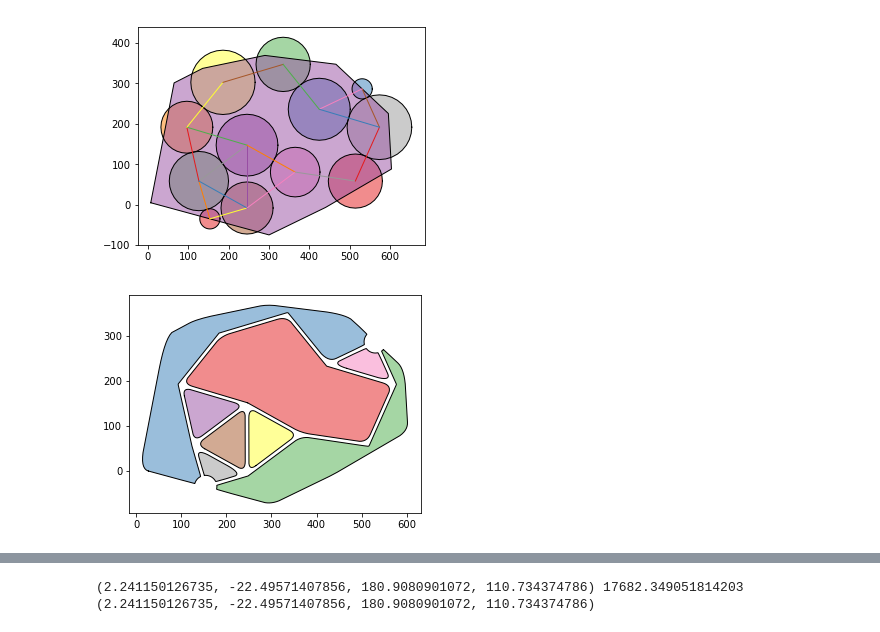
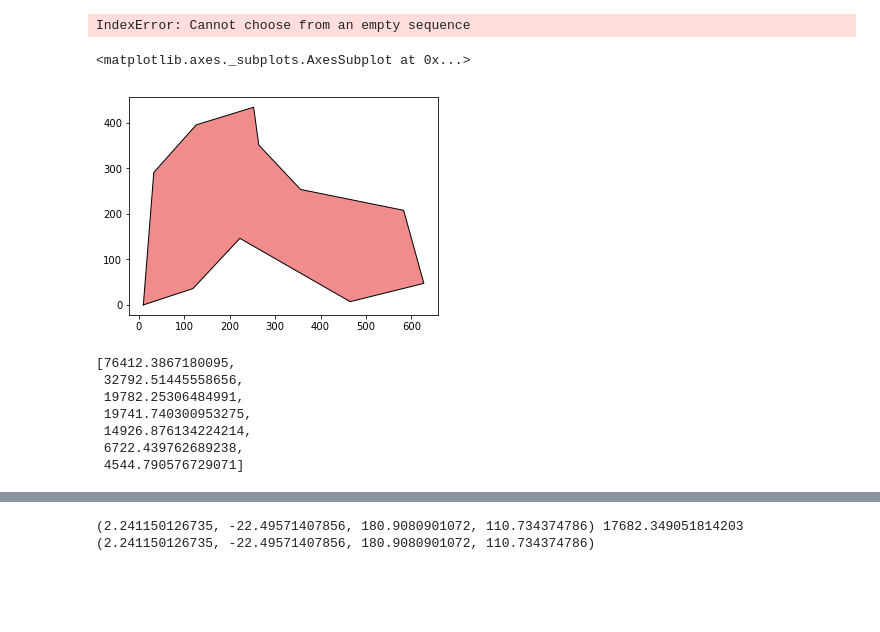
Before and after one commit to tristanwqy/basemap, a Jupyter notebook: circle_algo.ipynb, the cells around one changed output, grey strips where cells are left out. Saved outputs shown, nothing was run; the diff lists cells and outputs as text; code cells hidden in the pictures; blank space fills up the shorter version.

```diff
--- a/circle_algo.ipynb
+++ b/circle_algo.ipynb
@@ -353,11 +382,9 @@ import random, copy, sys
 from shapely.ops import cascaded_union
 from shapely.geometry import *
 
-max_coverage = 0
-current_collection = []
-def generate_divisions():
+def generate_divisions(base):
     entrances = get_entrances(base, distance=400)
-    collection = generate_collection(60, 80, resolution=8, density=20, entrace_collection=entrances)
+    collection = generate_collection(base, 60, 80, resolution=8, density=20, entrace_collection=entrances)
     coverage = sum([geom.intersection(base).area for geom in collection]) / base.area
 
     display = []
@@ -379,49 +406,42 @@ def generate_divisions():
             new_collection.append(geom)
     new_collection = sorted(new_collection, key=lambda geom : geom.area, reverse=True)
     new_collection = [smooth_polygon(geom) for geom in new_collection]
-    gpd.GeoSeries(new_collection).plot()
+
     return new_collection, cascaded_roads
-new_collection, cascaded_roads = generate_divisions()
-
-# new_collection2 = []
-# new_collection_cascaded = cascaded_union(new_collection)
-# for geom in collection:
-#     geom = geom.intersection(new_collection_cascaded)
-#     if isinstance(geom, Polygon):
-#         new_collection2.append(geom)
-#     else:
-#         new_collection2.extend(geom)
-# gpd.GeoSeries(new_collection2).plot()
 
 
-# the_union = cascaded_union(current_collection)
-# other_part = base.symmetric_difference(the_union)
-# saved_collection = copy.deepcopy(current_collection)
-# for part in other_part:
-#     current_collection.append(part)
+def eval_divisions(area_collection, cascaded_roads, min_area):
+    area = min([geom.area for geom in area_collection])
+    return area > min_area and isinstance(cascaded_roads, Polygon)
 
-
-# roads, curve_roads = get_curve_roads(saved_collection)
-# gpd.GeoSeries([roads, curve_roads, base]).plot()
-
-# current_collection.append(base)
-
-# new_collection2 = []
-# for geom in saved_collection:
-#     geom = geom.difference(roads)
-#     if isinstance(geom, MultiPolygon):
-#         for geo in geom:
-#             new_collection2.append(geo)
-#     else:
-#         new_collection2.append(geom)
-#
-# new_collection = [geom.intersection(base) for geom in new_collection2]
-# gpd.GeoSeries(current_collection).plot()
-# gpd.GeoSeries(new_collection2).plot()
-# new_collection = sorted(new_collection, key=lambda geom : geom.area)
+new_collection = None
+cascaded_roads = None
+timeout = 0
+while timeout < 5:
+    timeout += 1
+    new_collection, cascaded_roads = generate_divisions(base)
+    print([geom.area for geom in new_collection])
+    print(isinstance(cascaded_roads, Polygon))
+    if eval_divisions(new_collection, cascaded_roads, 10000):
+        break
+gpd.GeoSeries(new_collection).plot()
 # %% [output]
-[figure, removed]
-[figure, removed]
+IndexError: Cannot choose from an empty sequence
+# %%
+gpd.GeoSeries([base]).plot()
+# %% [output]
+<matplotlib.axes._subplots.AxesSubplot at 0x...>
+[figure, added]
+# %%
+[geom.area for geom in new_collection]
+# %% [output]
+[76412.3867180095,
+ 32792.51445558656,
+ 19782.25306484991,
+ 19741.740300953275,
+ 14926.876134224214,
+ 6722.439762689238,
+ 4544.790576729071]
 # %%
 import random
 
```
Also changed, not shown: parts of 5 cells of this notebook, 3 other files.
